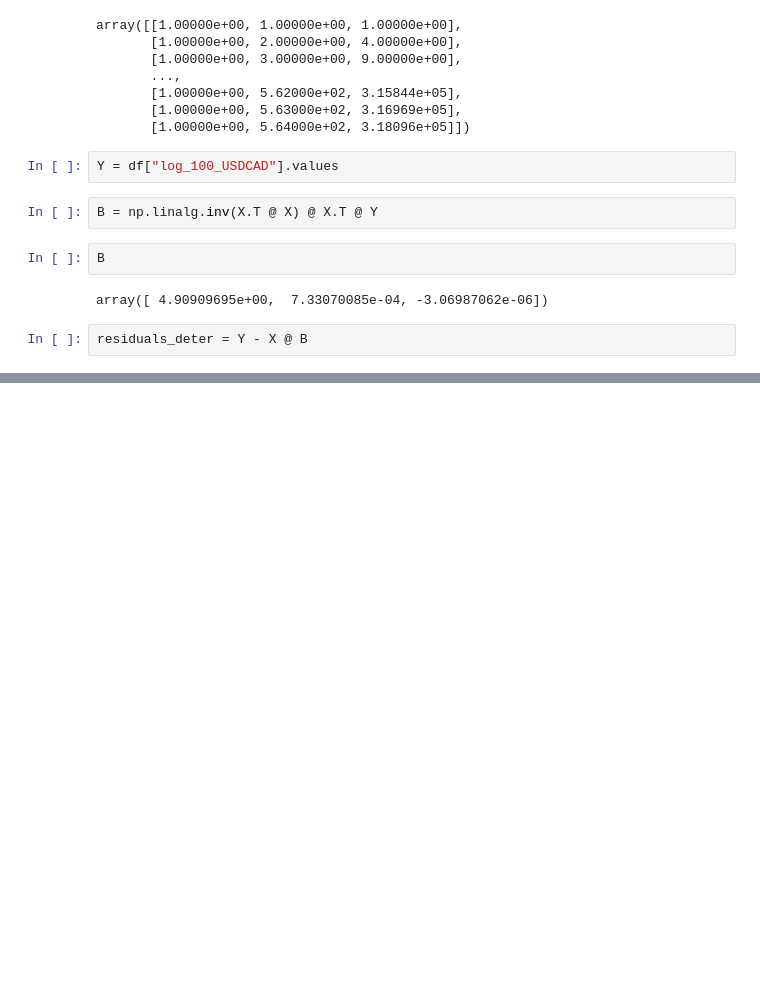
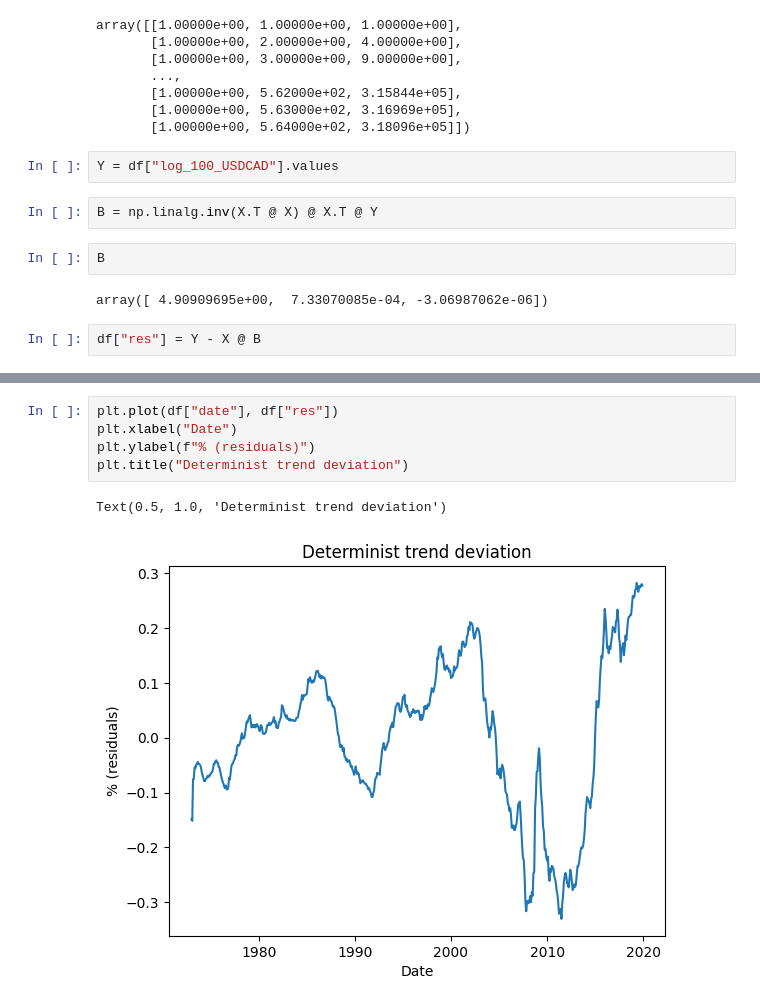
Before and after one commit to Thomas4390/econometrics_tp1, a Jupyter notebook: tp1.ipynb, the cells around one changed output, grey strips where cells are left out. Saved outputs shown, nothing was run; the diff lists cells and outputs as text; blank space fills up the shorter version.

```diff
--- a/tp1.ipynb
+++ b/tp1.ipynb
@@ -87,4 +87,4 @@ B
 # %% [output]
 array([ 4.90909695e+00,  7.33070085e-04, -3.06987062e-06])
 # %%
-residuals_deter = Y - X @ B
+df["res"] = Y - X @ B
@@ -90,0 +107,8 @@ residuals_deter = Y - X @ B
+# %%
+plt.plot(df["date"], df["res"])
+plt.xlabel("Date")
+plt.ylabel(f"% (residuals)")
+plt.title("Determinist trend deviation")
+# %% [output]
+Text(0.5, 1.0, 'Determinist trend deviation')
+[figure, added]
```
Also changed, not shown: parts of 5 cells of this notebook.
